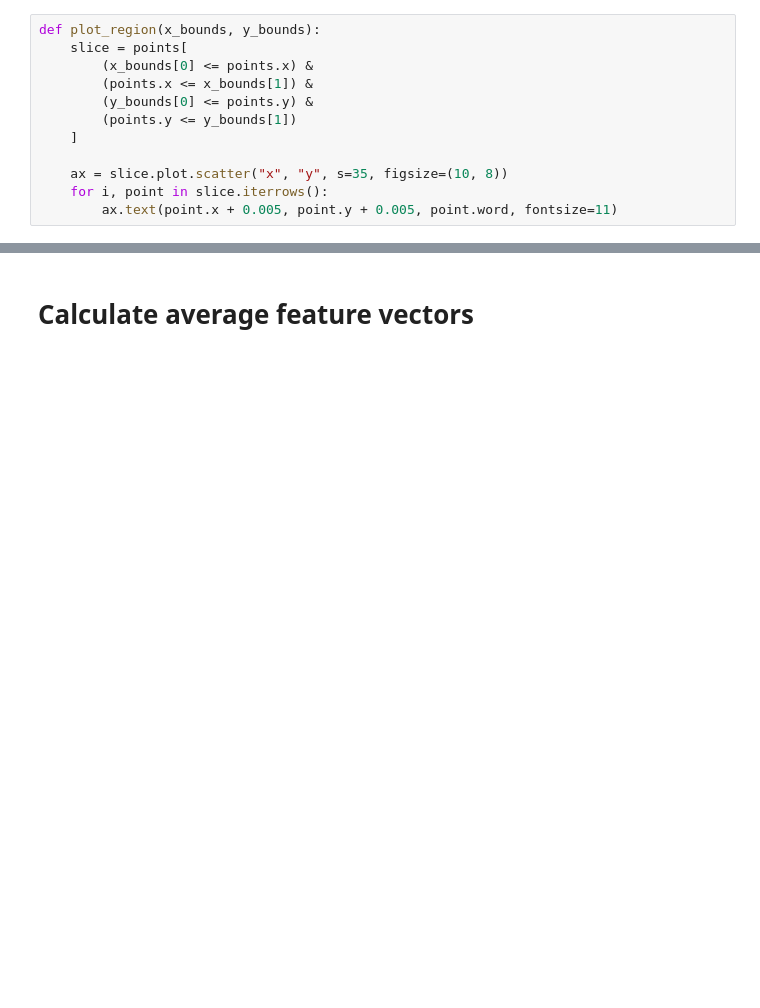
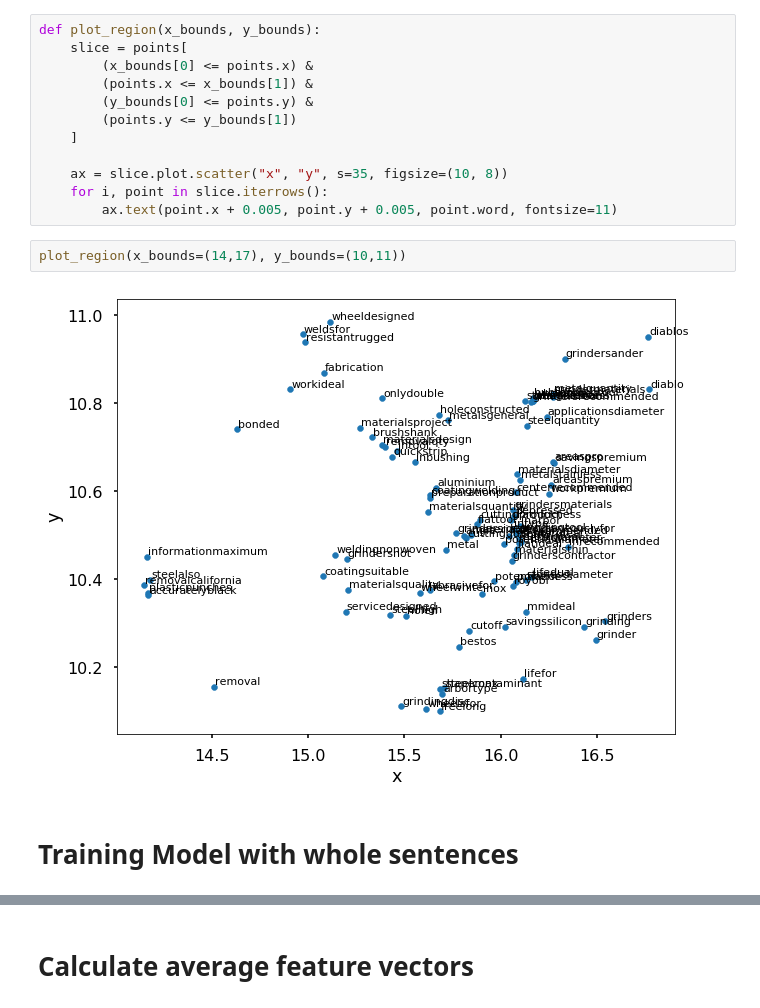
Before and after one commit to imraviagrawal/HomedepoSearch, a Jupyter notebook: Homedeposearch.ipynb, the cells around one changed output, grey strips where cells are left out. Saved outputs shown, nothing was run; the diff lists cells and outputs as text; blank space fills up the shorter version.

```diff
--- a/Homedeposearch.ipynb
+++ b/Homedeposearch.ipynb
@@ -342,3 +405,9 @@ def plot_region(x_bounds, y_bounds):
     ax = slice.plot.scatter("x", "y", s=35, figsize=(10, 8))
     for i, point in slice.iterrows():
         ax.text(point.x + 0.005, point.y + 0.005, point.word, fontsize=11)
+# %%
+plot_region(x_bounds=(14,17), y_bounds=(10,11))
+# %% [output]
+[figure, added]
+# %% [markdown]
+# Training Model with whole sentences
```
Also changed, not shown: parts of 43 cells of this notebook, 2 other files.
